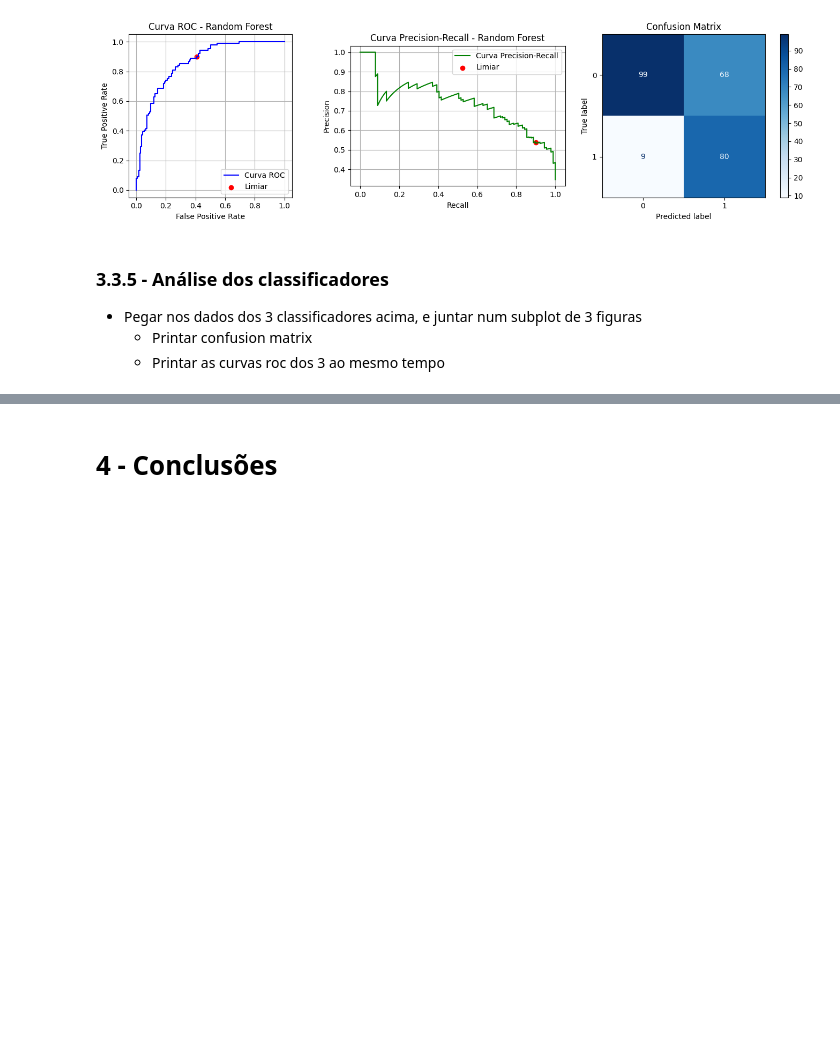
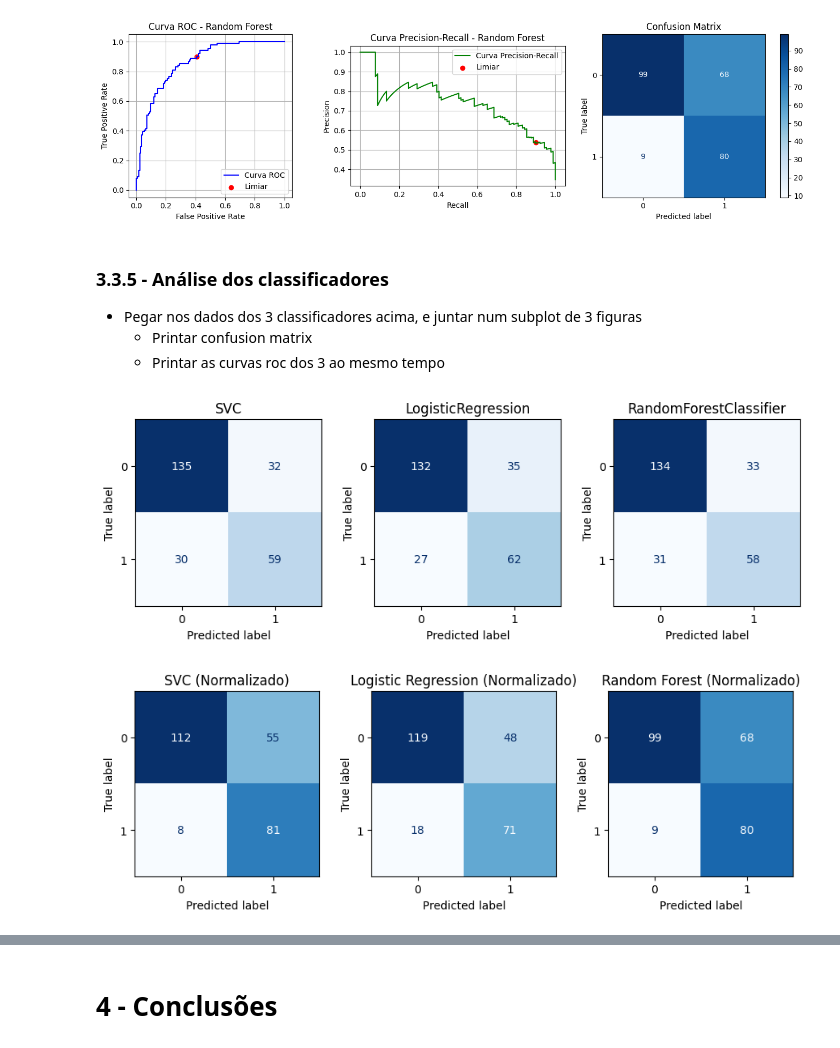
Before and after one commit to alicescfernandes/AA_2025_2026, a Jupyter notebook: TP1/tp1.ipynb, the cells around one changed output, grey strips where cells are left out. Saved outputs shown, nothing was run; the diff lists cells and outputs as text; code cells hidden in the pictures; blank space fills up the shorter version.

```diff
--- a/TP1/tp1.ipynb
+++ b/TP1/tp1.ipynb
@@ -1215,7 +1215,7 @@ weighted avg       0.77      0.77      0.77       256
 array([[147,  20],
        [ 38,  51]])
 # %%
-svc_calibrated_cm_thres_scaled = svc_with_threshold(X_train_norm, y_train_norm, X_test_norm, y_test_norm, cv, svc_best_params_scaled, svc_calibrated_scaled)
+svc_calibrated_cm_thres_scaled, svc_fpr_scaled, svc_tpr_scaled, svc_roc_auc_scaled, svc_recall_scaled, svc_precision_scaled = svc_with_threshold(X_train_norm, y_train_norm, X_test_norm, y_test_norm, cv, svc_best_params_scaled, svc_calibrated_scaled)
 # %% [output]
 Limiar (validação cruzada): 0.2857142857142857
 F1-Score com limiar: 0.6513761467889908
@@ -1258,6 +1255,7 @@ Deste modo, o SVC com normalização passa a controlar melhor a fronteira associ
 # %% [markdown]
 ### 3.3.3 - Treino com Pré-Processamento - Logistic Regression
 # %%
+# create logistic regression with normalizaton
 log_reg_norm = LogisticRegression(random_state=42, max_iter=1000).fit(X_train_norm, y_train_norm)
 
 # Previsões no conjunto de treino
@@ -1280,7 +1278,7 @@ plot_confusion_matrices(cm_train_log, cm_test_log, 'Logistic Regression sem cali
 logistic_calibrated_scaled, logistic_best_params_scaled = calibrate_logistic(param_grid_logistic, X_train_norm, y_train_norm, cv)
 # Previsões no conjunto de treino
 predict_logistic(logistic_calibrated_scaled, X_train_norm, y_train_norm, X_test_norm, y_test_norm, True)
-logistic_calibrated_cm_thres_scaled = logistic_with_threshold(X_train_norm, y_train_norm, X_test_norm, y_test_norm, cv, logistic_best_params_scaled, logistic_calibrated_scaled)
+logistic_calibrated_cm_thres_scaled, log_fpr_scaled, log_tpr_scaled, log_roc_auc_scaled, log_recall_scaled, log_precision_scaled = logistic_with_threshold(X_train_norm, y_train_norm, X_test_norm, y_test_norm, cv, logistic_best_params_scaled, logistic_calibrated_scaled)
 
 # plot comparativo
 plot_CF(logistic_calibrated_cm_thres,logistic_calibrated_cm_thres_scaled, 'Logistic Regression com calibração - Sem Normalização', 'Logistic Regression com calibração - Com Normalização')
@@ -1385,7 +1383,7 @@ Score dos dados de teste: 0.7890625
 array([[146,  21],
        [ 33,  56]])
 # %%
-rndForest_with_threshold(X_train_norm, y_train_norm, X_test_norm, y_test_norm, cv, rndForest_best_params_scaled, rndforest_calibrated_scaled)
+rndforest_calibrated_cm_thres_scaled, rf_fpr_scaled, rf_tpr_scaled, rf_roc_auc_scaled, rf_recall_scaled, rf_precision_scaled = rndForest_with_threshold(X_train_norm, y_train_norm, X_test_norm, y_test_norm, cv, rndForest_best_params_scaled, rndforest_calibrated_scaled)
 # %% [output]
 Limiar (validação cruzada): 0.2857142857142857
 F1-Score com limiar: 0.6636155606407322
@@ -1407,0 +1466,7 @@ weighted avg       0.79      0.70      0.70       256
+# %%
+# Matrizes de confusão dos 3 classificadores normalizados
+plot_cm_3(logistic_calibrated_cm_thres, svc_calibrated_cm_thres, cm_test_limiar,'SVC', 'LogisticRegression','RandomForestClassifier')
+plot_cm_3(svc_calibrated_cm_thres_scaled, logistic_calibrated_cm_thres_scaled, rndforest_calibrated_cm_thres_scaled, 'SVC (Normalizado)', 'Logistic Regression (Normalizado)', 'Random Forest (Normalizado)')
+# %% [output]
+[figure, added]
+[figure, added]
```
Also changed, not shown: parts of 7 cells of this notebook.
